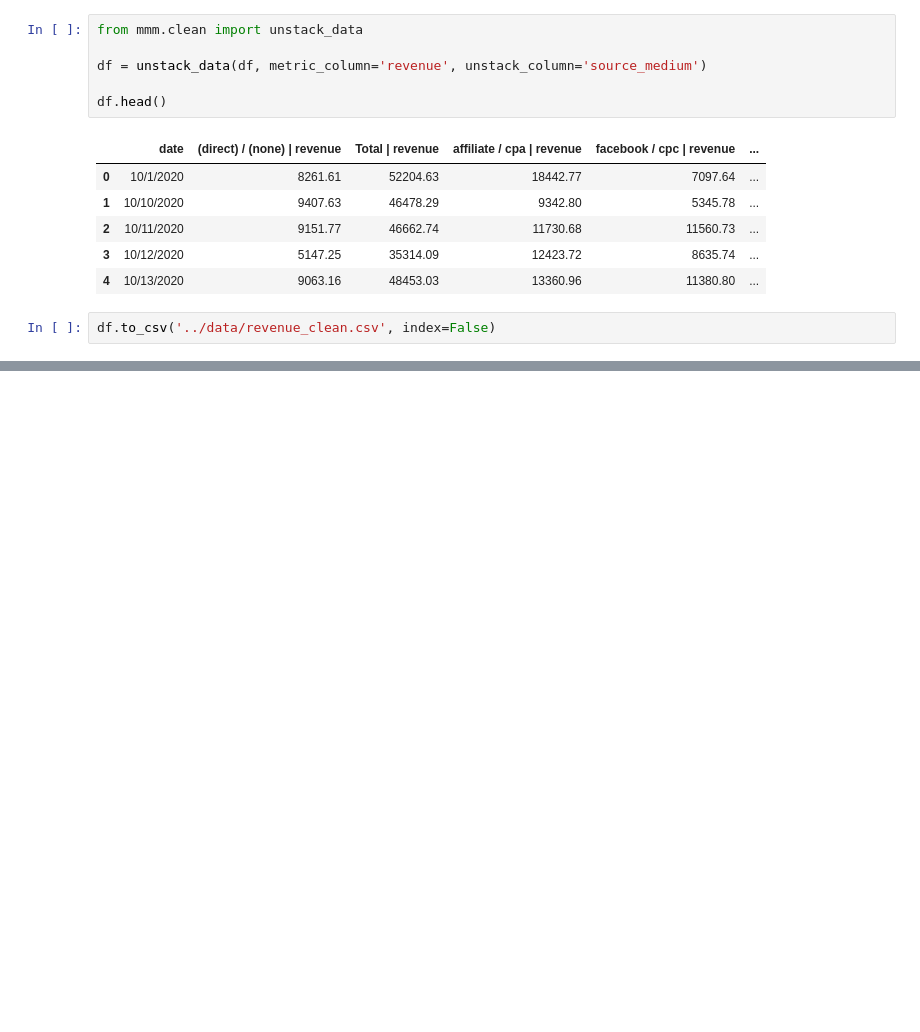
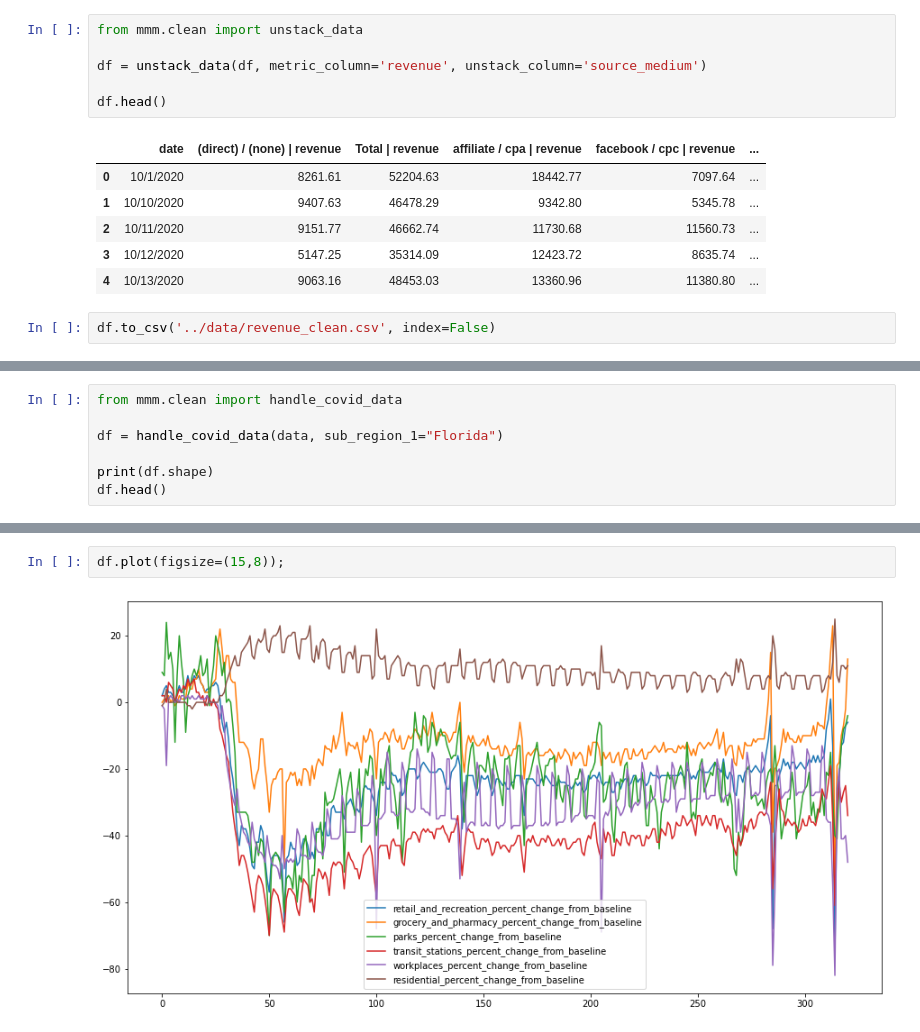
Before and after one commit to hammer-mt/VEX-MMM, a Jupyter notebook: notebooks/Data Cleaning.ipynb, the cells around one changed output, grey strips where cells are left out. Drawn from its saved outputs; the diff is of its cells as text; blank space fills up the shorter version.

```diff
--- a/notebooks/Data Cleaning.ipynb
+++ b/notebooks/Data Cleaning.ipynb
@@ -182,0 +405,7 @@ df.to_csv('../data/revenue_clean.csv', index=False)
+# %%
+from mmm.clean import handle_covid_data
+
+df = handle_covid_data(data, sub_region_1="Florida")
+
+print(df.shape)
+df.head()
@@ -182,0 +420,4 @@ df.to_csv('../data/revenue_clean.csv', index=False)
+# %%
+df.plot(figsize=(15,8));
+# %% [output]
+[figure, added]
```
Also changed, not shown: parts of 34 cells of this notebook, 9 other files.
